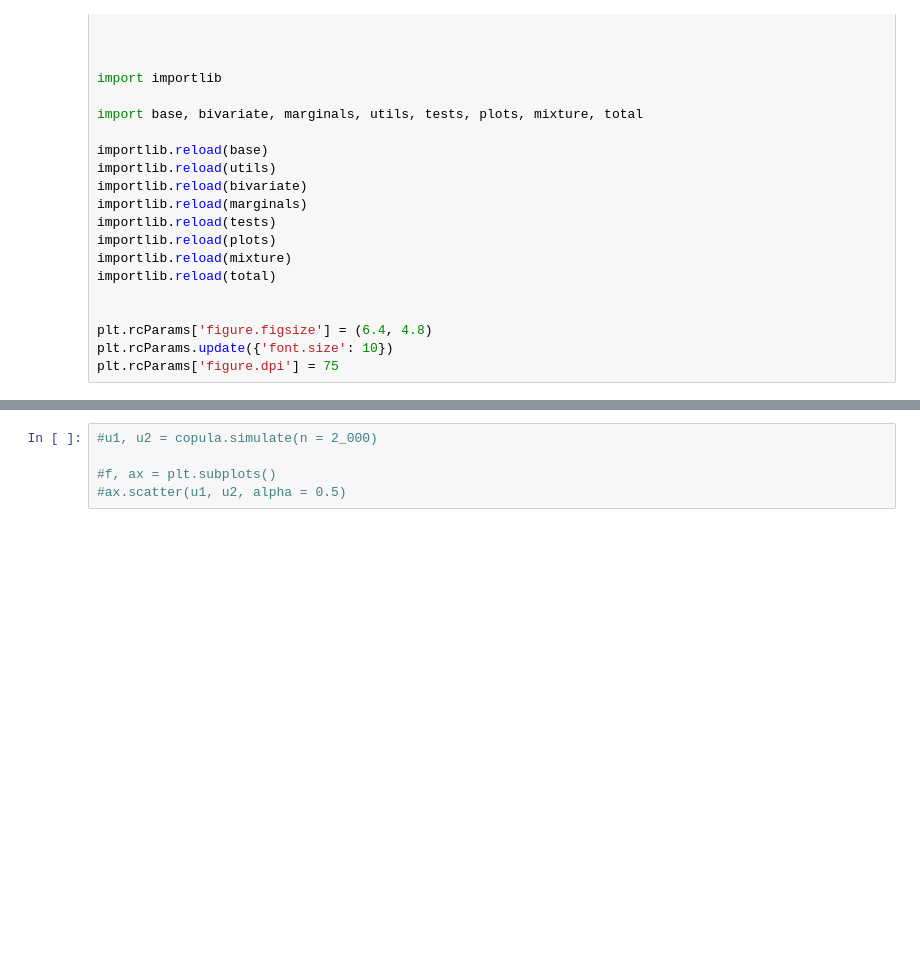
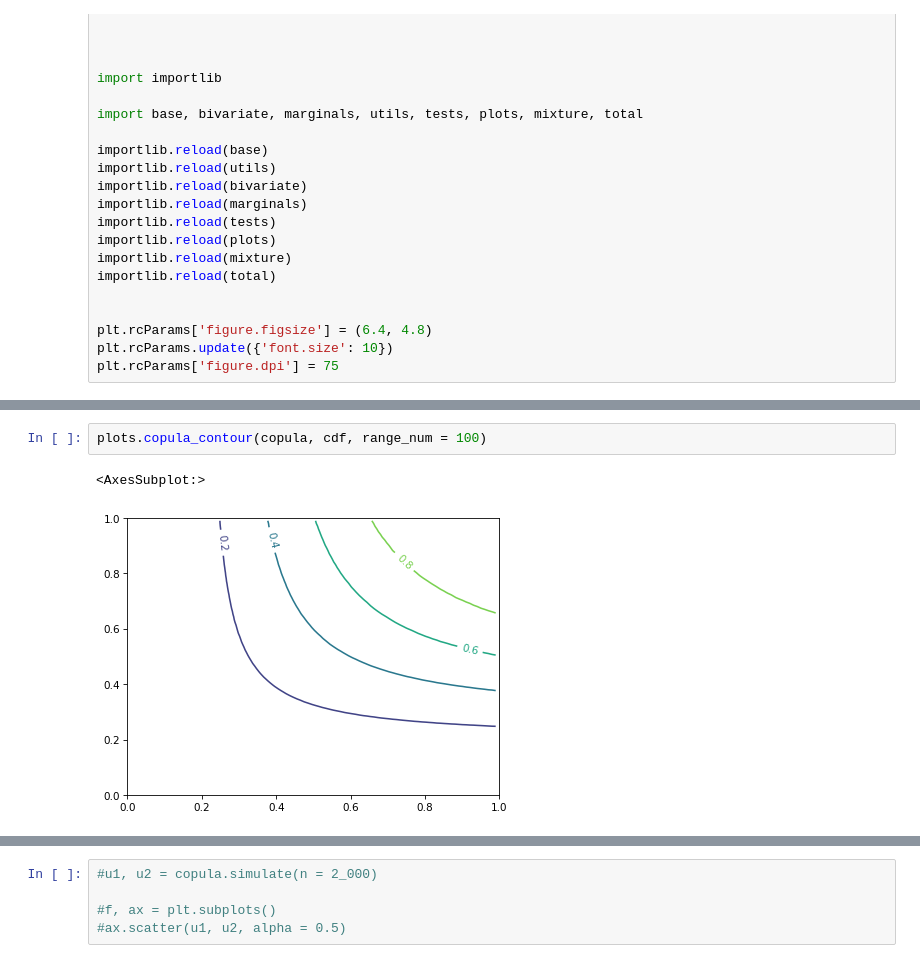
Before and after one commit to sorensenj50/Copula-Package, a Jupyter notebook: Notebook.ipynb, the cells around one changed output, grey strips where cells are left out. Cells and saved outputs as stored; diff of their text form; blank space fills up the shorter version.

```diff
--- a/Notebook.ipynb
+++ b/Notebook.ipynb
@@ -110,0 +79,5 @@ plots.copula_quantile_curves(copula)
+# %%
+plots.copula_contour(copula, cdf, range_num = 100)
+# %% [output]
+<AxesSubplot:>
+[figure, added]
```
Also changed, not shown: parts of 34 cells of this notebook, 2 other files.
